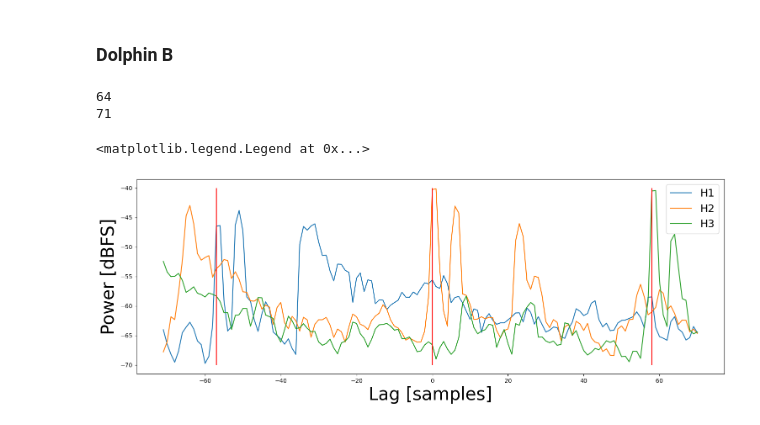
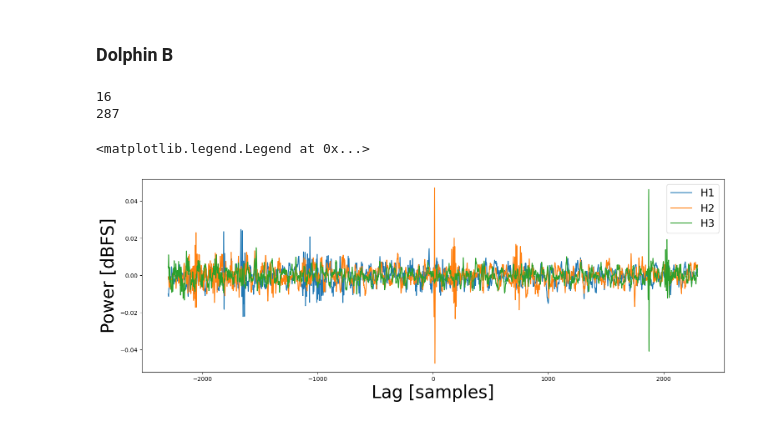
Before and after one commit to bpmasters/asa-challenge-24, a Jupyter notebook: asa-challenge-24.ipynb, the cells around one changed output. Drawn from its saved outputs; the diff is of its cells as text; code cells hidden in the pictures.

```diff
--- a/asa-challenge-24.ipynb
+++ b/asa-challenge-24.ipynb
@@ -235,3 +235,9 @@ print(len(h3_peaks_b))
+# %%
+remove_inds = []
+for i, peak in enumerate(h2_peaks_a):
+  # only run gcc if theres peaks in both other hydrophones
+  if not ((np.abs(h1_peaks_a - peak) < win_width).any() and (np.abs(h3_peaks_a - peak) < win_width).any()):
+    remove_inds.append(i)
 # %%
 click_cutoff = click_cutoff_t/(len(h2)/fs)
 
@@ -360,6 +371,6 @@ plt.legend(fontsize=18)
 # %%
 lags_12 = np.array(lags_12)
-lags_23 = np.array(lags_23)
+lags_23 = -np.array(lags_23)
 
 plt.figure()
 plt.plot(lags_12)
@@ -376,17 +387,17 @@ plt.figure()
 plt.plot(filt_lags_12)
 plt.plot(filt_lags_23)
 
-angles_12 = np.arcsin(filt_lags_12/(fs/(win_size-noverlap)*max_td))
-angles_23 = np.arcsin(filt_lags_23/(fs/(win_size-noverlap)*max_td))
+angles_12 = np.arcsin(filt_lags_12/(fs*max_td))
+angles_23 = np.arcsin(filt_lags_23/(fs*max_td))
 
 plt.figure()
 plt.plot(angles_12)
 plt.plot(angles_23)
 
-slopes_12 = -np.tan(angles_12)
+slopes_12 = np.tan(angles_12)
 slopes_23 = np.tan(angles_23)
 
-x = np.arange(-20,20,.01)
+x = np.arange(-100,100,.01)
 rays_12 = np.ndarray([len(angles_12), len(x)])
 rays_23 = np.ndarray([len(angles_23), len(x)])
 
@@ -401,7 +412,7 @@ print(angles_12[1])
 print(angles_23[1])
 print(slopes_12[1])
 print(slopes_23[1])
-plt.plot(x, rays_12[0, :])
-plt.plot(x, rays_23[0, :])
+plt.plot(x, rays_12[-5, :])
+plt.plot(x, rays_23[-5, :])
 plt.ylim([0, 20])
 # %% [output]
@@ -425,51 +436,50 @@ lags_12 = []
 lags_23 = []
 
 win_width = int(np.ceil(max_td*fs)/(win_size-noverlap))
 frame_to_sample = win_size-noverlap
 print(win_size)
 print(win_width)
 for i, peak in enumerate(h2_peaks_b):
   # only run gcc if theres peaks in both other hydrophones
   if (np.abs(h1_peaks_b - peak) < win_width).any() and (np.abs(h3_peaks_b - peak) < win_width).any():
     non_win_loc = peak + int(click_cutoff_t*fs/(win_size-noverlap))#*frame_to_sample
 
-    # if i < len(h2_peaks_a)-1:
-    #   post_win = min(win_width, h2_peaks_a[i+1]-peak)
-    # else:
+
     post_win = win_width
-    # if i > 0:
-    #   pre_win = min(win_width, peak-h2_peaks_a[i-1])
-    # else:
     pre_win = win_width
 
-    h1_sig = h1_buff_pow[non_win_loc-pre_win:non_win_loc+post_win]
-    h2_sig = h2_buff_pow[non_win_loc-pre_win:non_win_loc+post_win]
-    h3_sig = h3_buff_pow[non_win_loc-pre_win:non_win_loc+post_win]
+    # h1_sig = h1_buff_pow[non_win_loc-pre_win:non_win_loc+post_win]
+    # h2_sig = h2_buff_pow[non_win_loc-pre_win:non_win_loc+post_win]
+    # h3_sig = h3_buff_pow[non_win_loc-pre_win:non_win_loc+post_win]
 
-    # h1_sig = h1b[non_win_loc-pre_win:non_win_loc+post_win]
-    # h2_sig = h2b[non_win_loc-pre_win:non_win_loc+post_win]
-    # h3_sig = h3b[non_win_loc-pre_win:non_win_loc+post_win]
+    h1_sig = h1[frame_to_sample*(non_win_loc-pre_win):frame_to_sample*(non_win_loc+post_win)]
+    h2_sig = h2[frame_to_sample*(non_win_loc-pre_win):frame_to_sample*(non_win_loc+post_win)]
+    h3_sig = h3[frame_to_sample*(non_win_loc-pre_win):frame_to_sample*(non_win_loc+post_win)]
+
+    # h1_sig = h1_sig*np.hanning(len(h1_sig))
+    # h2_sig = h2_sig*np.hanning(len(h2_sig))
+    # h3_sig = h3_sig*np.hanning(len(h3_sig))
 
     lag_12, cc_12 = gccphat(h1_sig, h2_sig, max_td, fs)
-    lag_23, cc_23 = gccphat(h2_sig, h3_sig, max_td, fs)
+    lag_23, cc_23 = gccphat(h3_sig, h2_sig, max_td, fs)
 
     lags_12.append(lag_12)
     lags_23.append(lag_23)
 
 plt.figure()
 plt.plot(-len(h1_sig)/2+np.arange(0,len(h1_sig)), h1_sig, label='H1')
 plt.plot(-len(h2_sig)/2+np.arange(0,len(h2_sig)), h2_sig, label='H2')
 plt.plot(-len(h3_sig)/2+np.arange(0,len(h3_sig)), h3_sig, label='H3')
-plt.vlines(0, -70, -40, 'r')
-plt.vlines(lag_12, -70, -40, 'r')
-plt.vlines(abs(lag_23), -70, -40, 'r')
+# plt.vlines(0, -70, -40, 'r')
+# plt.vlines(lag_12, -70, -40, 'r')
+# plt.vlines(abs(lag_23), -70, -40, 'r')
 plt.xlabel('Lag [samples]', fontsize = 30)
 plt.ylabel('Power [dBFS]', fontsize = 30)
 plt.legend(fontsize=18)
 # %% [output]
-64
-71
+16
+287
 <matplotlib.legend.Legend at 0x...>
-[figure, old version]
+[figure, new version]
 # %%
 lags_12 = np.array(lags_12)
```
Also changed, not shown: parts of 12 cells of this notebook.
